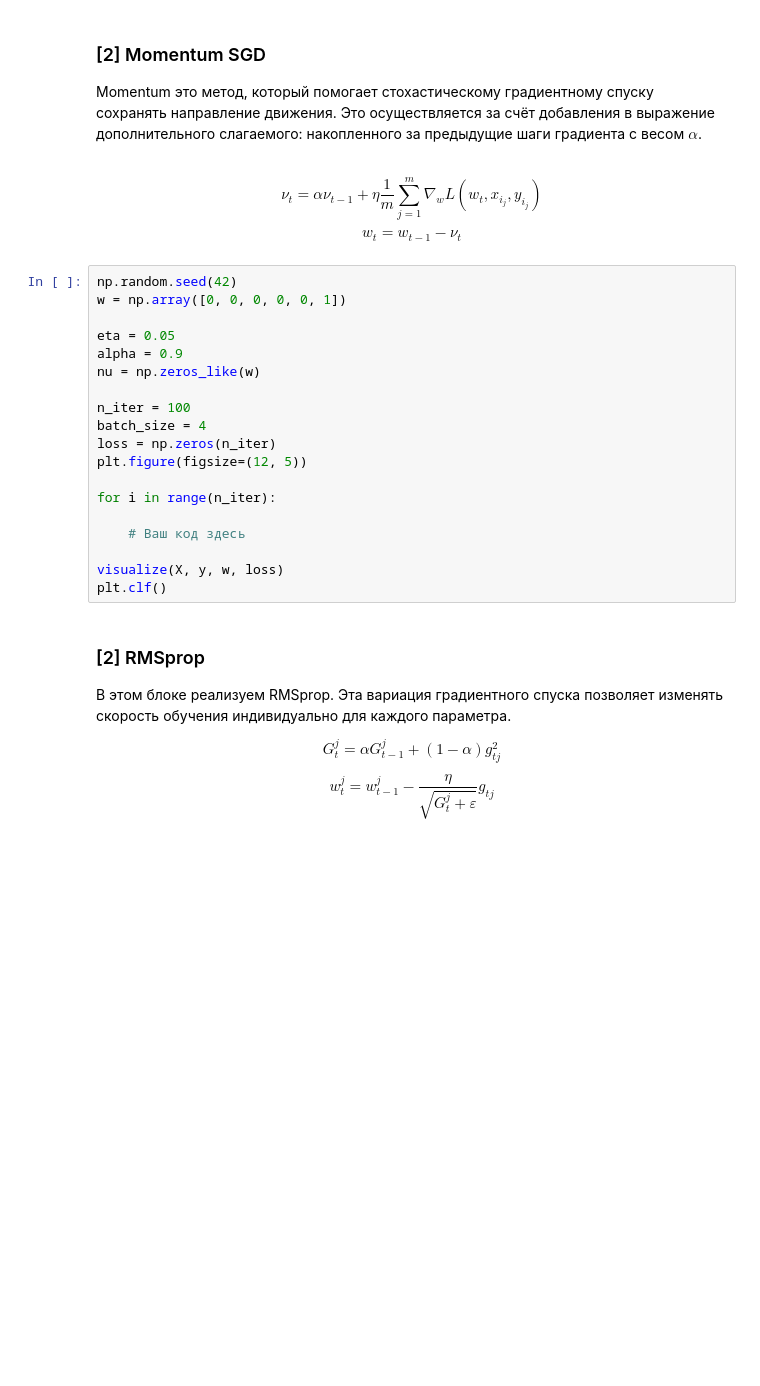
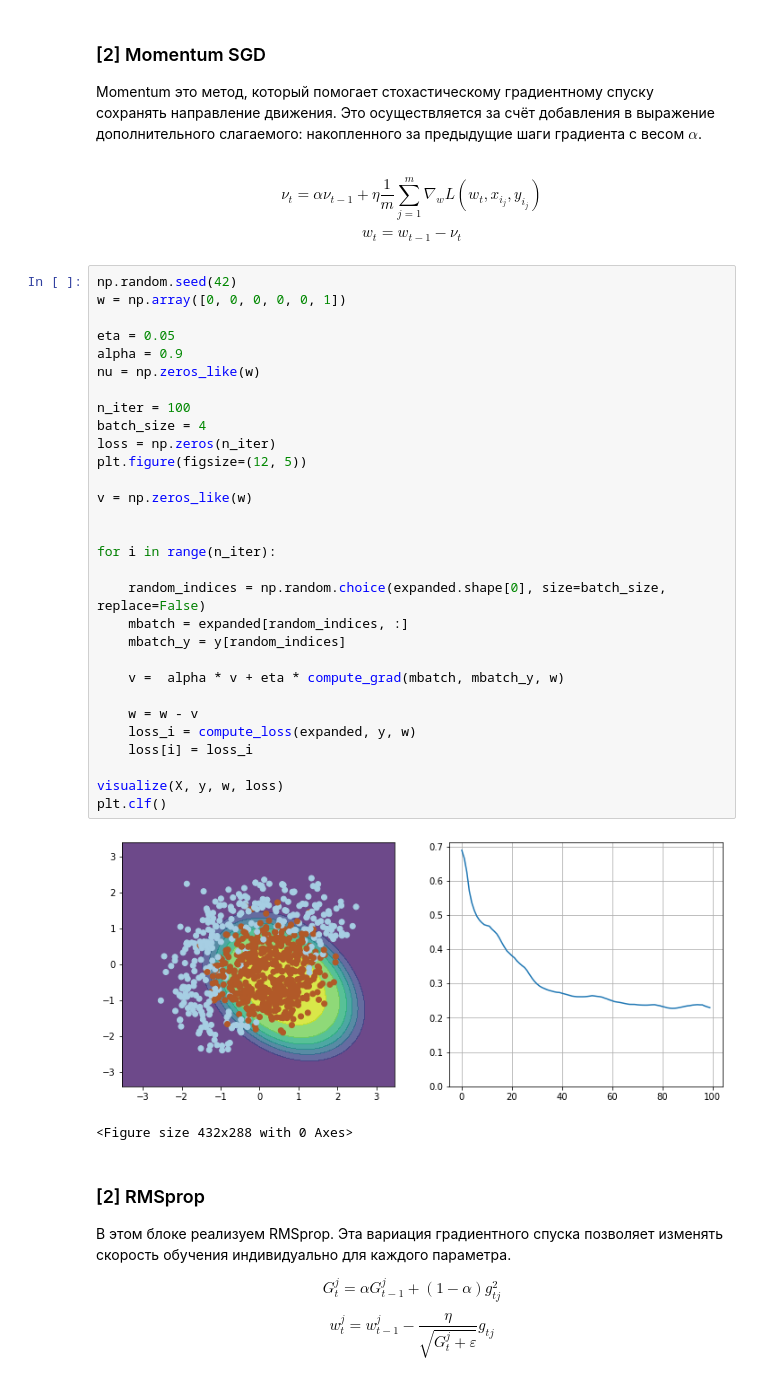
Before and after one commit to ksetdekov/HSE_DS, a Jupyter notebook: 05 DL/02_week/HW02_gradient.ipynb, the cells around one changed output. Drawn from its saved outputs; the diff is of its cells as text; blank space fills up the shorter version.

```diff
--- a/05 DL/02_week/HW02_gradient.ipynb
+++ b/05 DL/02_week/HW02_gradient.ipynb
@@ -192,22 +192,36 @@ $$ w_t = w_{t-1} - \nu_t$$
 # %%
 np.random.seed(42)
 w = np.array([0, 0, 0, 0, 0, 1])
 
 eta = 0.05
 alpha = 0.9
 nu = np.zeros_like(w)
 
 n_iter = 100
 batch_size = 4
 loss = np.zeros(n_iter)
 plt.figure(figsize=(12, 5))
 
+v = np.zeros_like(w)
+
+
 for i in range(n_iter):
 
-    # Ваш код здесь
+    random_indices = np.random.choice(expanded.shape[0], size=batch_size, replace=False)
+    mbatch = expanded[random_indices, :]
+    mbatch_y = y[random_indices]
+
+    v =  alpha * v + eta * compute_grad(mbatch, mbatch_y, w)
+
+    w = w - v
+    loss_i = compute_loss(expanded, y, w)
+    loss[i] = loss_i
 
 visualize(X, y, w, loss)
 plt.clf()
+# %% [output]
+[figure, added]
+<Figure size 432x288 with 0 Axes>
 # %% [markdown]
 ### [2] RMSprop
 
```
